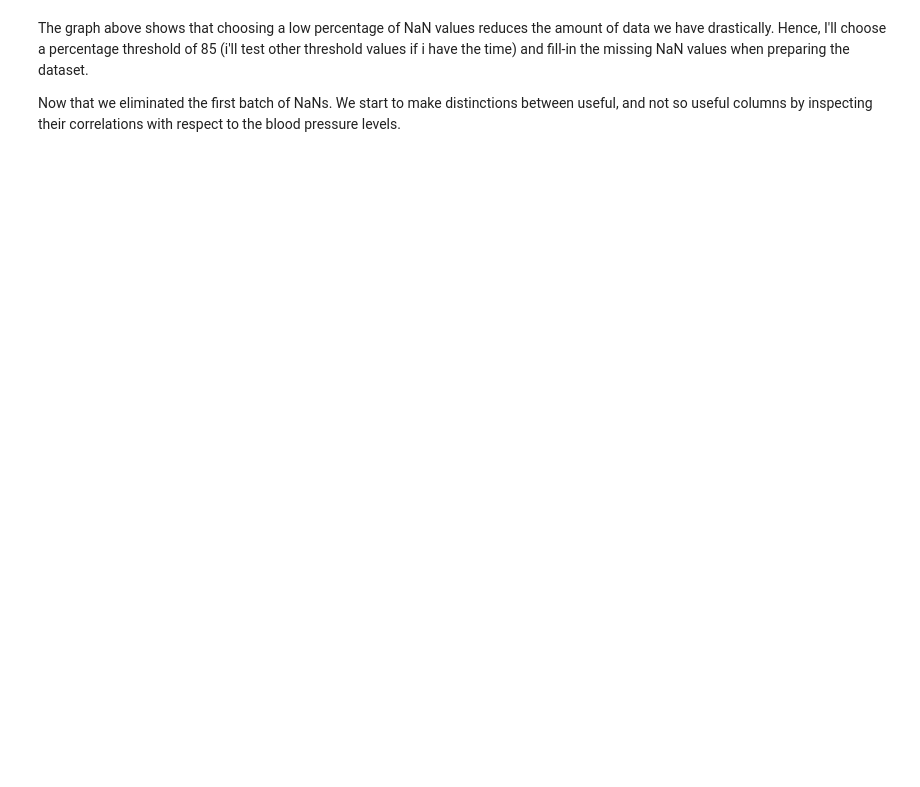
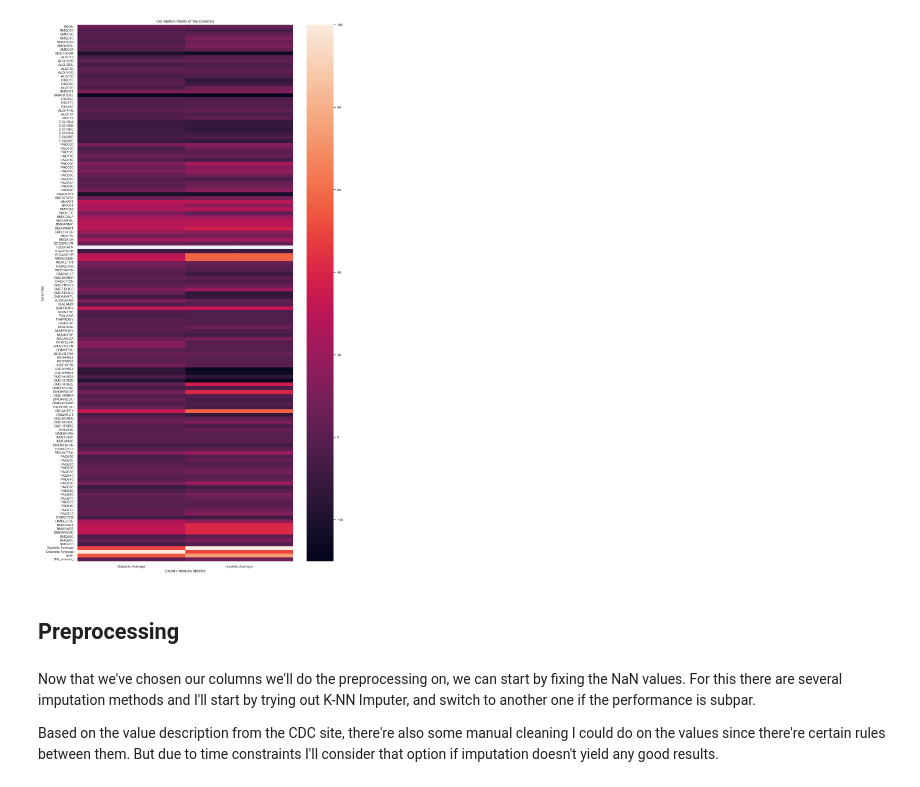
Before and after one commit to qutariki/nhanes_hypertension, a Jupyter notebook: data_preparation.ipynb, the cells around one changed output. Cells and saved outputs as stored; diff of their text form; code cells hidden in the pictures; blank space fills up the shorter version.

```diff
--- a/data_preparation.ipynb
+++ b/data_preparation.ipynb
@@ -24,9 +160,32 @@ df = df.drop_duplicates(subset='SEQN', keep='last')
+# %%
+def corPercentage(df):
+    # calculate a correlation matrix based on bpx
+    corr_matrix = df.corr()[['Diastolic Average', 'Systolic Average']].multiply(100).reset_index()
+    corr_matrix.columns = ['col'] + ['Diastolic Average', 'Systolic Average']
+    return corr_matrix
+
+def returnSigCols(corr_matrix, thr=98):
+    # return the significant columns of a dataframe
+    # if the column has high correlation with any of the bpx values
+    sig_cols = []
+    unsig_cols = []
+    for col in corr_matrix['col']:
+        target_row = ((corr_matrix.loc[corr_matrix['col'] == col]).drop(columns=['col']))
+        if any(abs(x) > thr for x in target_row.iloc[0]):
+            sig_cols.append(col)
+        else:
+            # these will be dropped from the dataframe
+            unsig_cols.append(col)
+    return (sig_cols, unsig_cols)
 # %%
-# we should deal with string values in the df
+# before calculating the correlations we should deal with string values in the df
 # there're two columns which have string values: SMDUPCA and SMD100BR
 # the first one is the cigarette product code, which we can drop
 # and we'll encode the latter column with a basic scheme
-from sklearn.preprocessing import LabelEncoder
-le = LabelEncoder()
-df['SMD100BR'] = le.fit_transform(df['SMD100BR'])
-df = df.drop(columns='SMDUPCA')
+# but depending on the nan percentage chosen they might be dropped, so a check first
+if 'SMD100BR' in df.columns:
+    from sklearn.preprocessing import LabelEncoder
+    le = LabelEncoder()
+    df['SMD100BR'] = le.fit_transform(df['SMD100BR'])
+if 'SMDUPCA' in df.columns:
+    df = df.drop(columns='SMDUPCA')
@@ -66,4 +191,0 @@ plt.show()
-# %% [markdown]
-The graph above shows that choosing a low percentage of NaN values reduces the amount of data we have drastically. Hence, I'll choose a percentage threshold of 85 (i'll test other threshold values if i have the time) and fill-in the missing NaN values when preparing the dataset.
-
-Now that we eliminated the first batch of NaNs. We start to make distinctions between useful, and not so useful columns by inspecting their correlations with respect to the blood pressure levels.
@@ -75,0 +192,17 @@ bpx_cols = systolic_cols + diastolic_cols
+# %%
+corr_matrix_sig = corPercentage(df)
+plt.figure(figsize=(12, 24))
+sns.set(font_scale=0.8)
+sns.heatmap(corr_matrix_sig.drop(columns=['col']), yticklabels=corr_matrix_sig['col'])
+plt.xlabel("Blood Pressure Metrics")
+plt.ylabel("Columns")
+plt.title("Correlation Matrix of the Columns")
+plt.show()
+# %% [output]
+[figure, added]
+# %% [markdown]
+## Preprocessing
+# %% [markdown]
+Now that we've chosen our columns we'll do the preprocessing on, we can start by fixing the NaN values. For this there are several imputation methods and I'll start by trying out K-NN Imputer, and switch to another one if the performance is subpar.
+
+Based on the value description from the CDC site, there're also some manual cleaning I could do on the values since there're certain rules between them. But due to time constraints I'll consider that option if imputation doesn't yield any good results.
```
Also changed, not shown: parts of 30 cells of this notebook, 1 other file.
